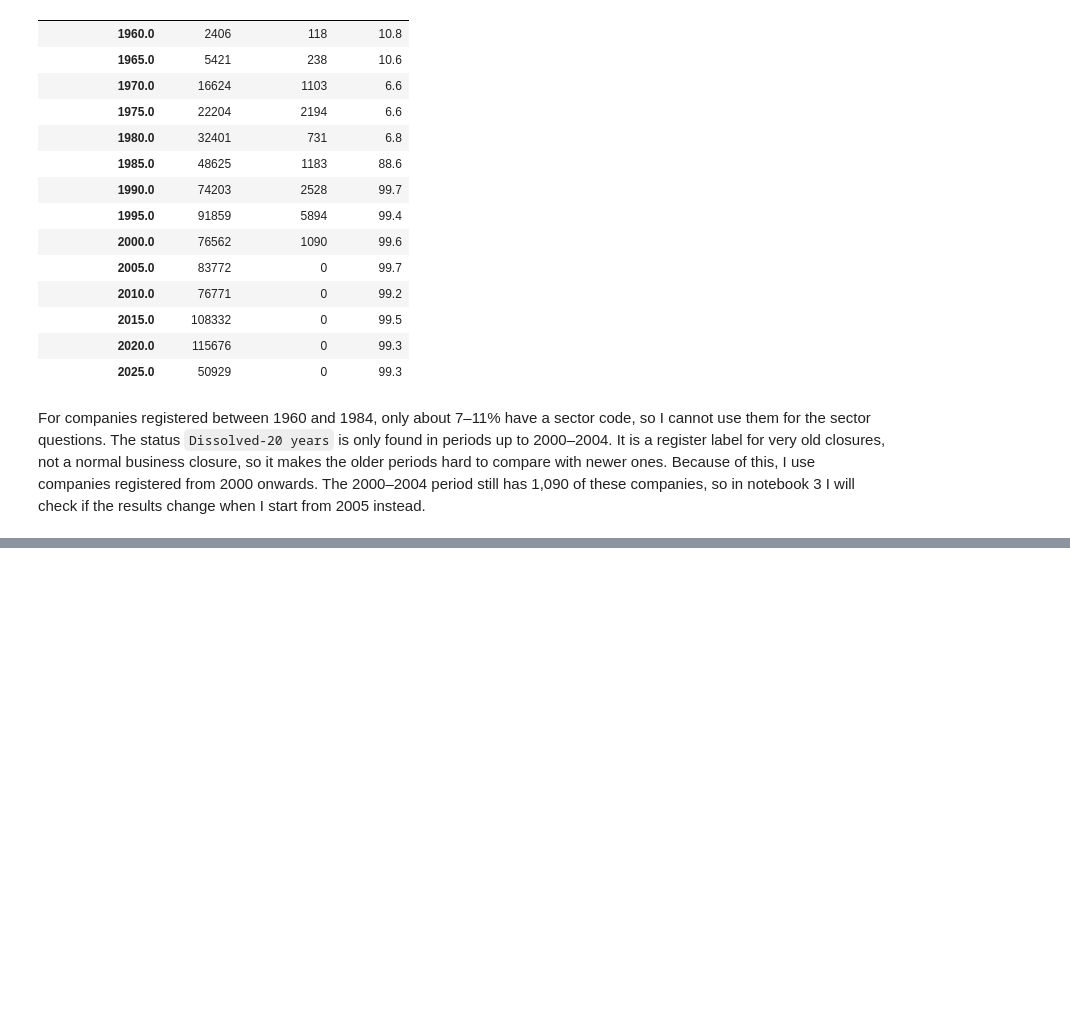
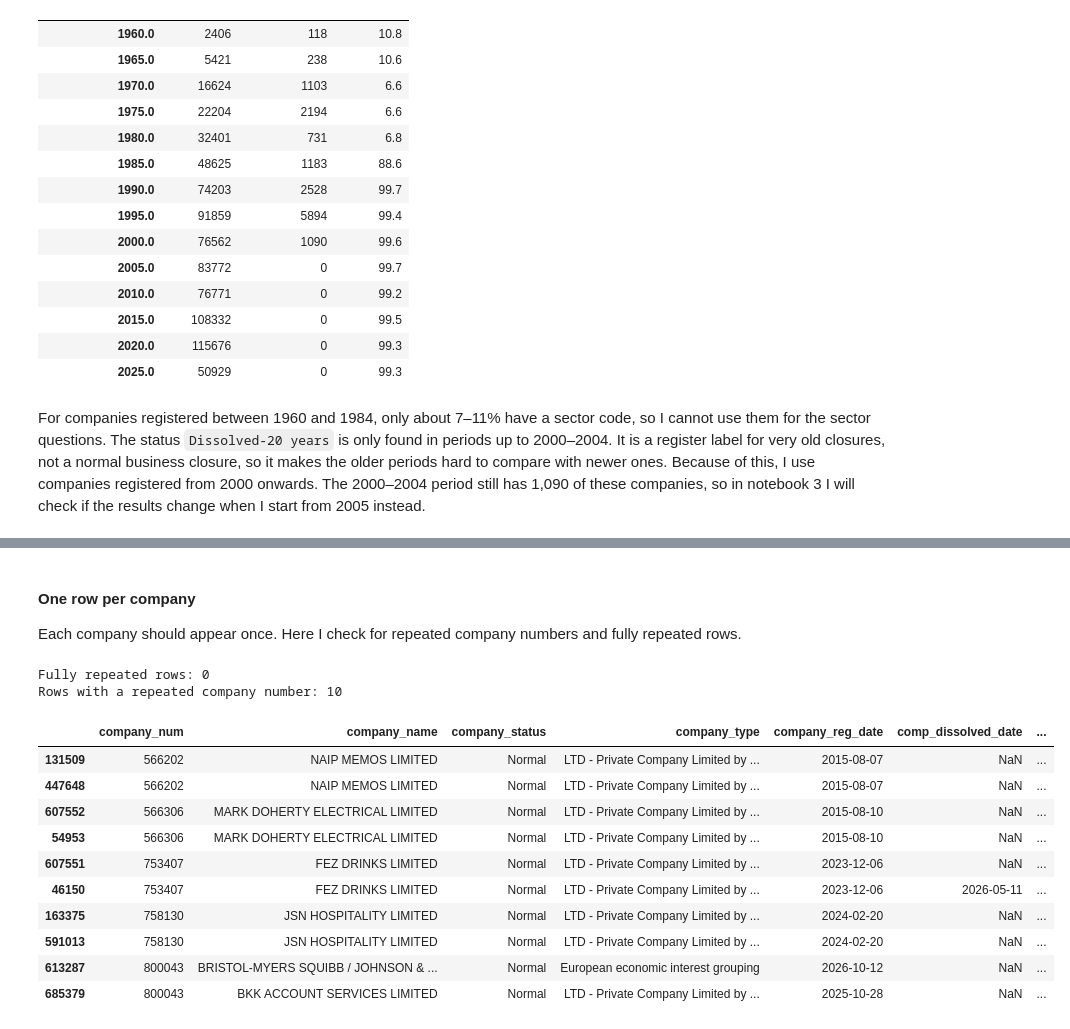
Before and after one commit to temulenbd/irish-company-survival-analysis, a Jupyter notebook: notebooks/1_data_preparation.ipynb, the cells around one changed output, grey strips where cells are left out. Cells and saved outputs as stored; diff of their text form; code cells hidden in the pictures; blank space fills up the shorter version.

Commit message:
Notebook 1: dissolution and status dates, duplicates

```diff
--- a/notebooks/1_data_preparation.ipynb
+++ b/notebooks/1_data_preparation.ipynb
@@ -328,0 +434,29 @@ For companies registered between 1960 and 1984, only about 7–11% have a sector
+# %% [markdown]
+#### One row per company
+Each company should appear once. Here I check for repeated company numbers and fully repeated rows.
+# %%
+# Rows that are exact copies of another row
+print("Fully repeated rows:", companies.duplicated().sum())
+
+# Company numbers that appear more than once
+repeated = companies["company_num"].duplicated(keep=False)
+print("Rows with a repeated company number:", repeated.sum())
+
+# Those rows, sorted so the pairs are next to each other
+columns_to_show = ["company_num", "company_name", "company_status", "company_type",
+                   "company_reg_date", "comp_dissolved_date", "company_status_date"]
+companies.loc[repeated, columns_to_show].sort_values("company_num")
+# %% [output]
+Fully repeated rows: 0
+Rows with a repeated company number: 10
+|  | company_num | company_name | company_status | company_type | company_reg_date | comp_dissolved_date | ... |
+| 131509 | 566202 | NAIP MEMOS LIMITED | Normal | LTD - Private Company Limited by ... | 2015-08-07 | NaN | ... |
+| 447648 | 566202 | NAIP MEMOS LIMITED | Normal | LTD - Private Company Limited by ... | 2015-08-07 | NaN | ... |
+| 607552 | 566306 | MARK DOHERTY ELECTRICAL LIMITED | Normal | LTD - Private Company Limited by ... | 2015-08-10 | NaN | ... |
+| 54953 | 566306 | MARK DOHERTY ELECTRICAL LIMITED | Normal | LTD - Private Company Limited by ... | 2015-08-10 | NaN | ... |
+| 607551 | 753407 | FEZ DRINKS LIMITED | Normal | LTD - Private Company Limited by ... | 2023-12-06 | NaN | ... |
+| 46150 | 753407 | FEZ DRINKS LIMITED | Normal | LTD - Private Company Limited by ... | 2023-12-06 | 2026-05-11 | ... |
+| 163375 | 758130 | JSN HOSPITALITY LIMITED | Normal | LTD - Private Company Limited by ... | 2024-02-20 | NaN | ... |
+| 591013 | 758130 | JSN HOSPITALITY LIMITED | Normal | LTD - Private Company Limited by ... | 2024-02-20 | NaN | ... |
+| 613287 | 800043 | BRISTOL-MYERS SQUIBB / JOHNSON & ... | Normal | European economic interest grouping | 2026-10-12 | NaN | ... |
+| 685379 | 800043 | BKK ACCOUNT SERVICES LIMITED | Normal | LTD - Private Company Limited by ... | 2025-10-28 | NaN | ... |
```
Also changed, not shown: parts of 10 cells of this notebook.
